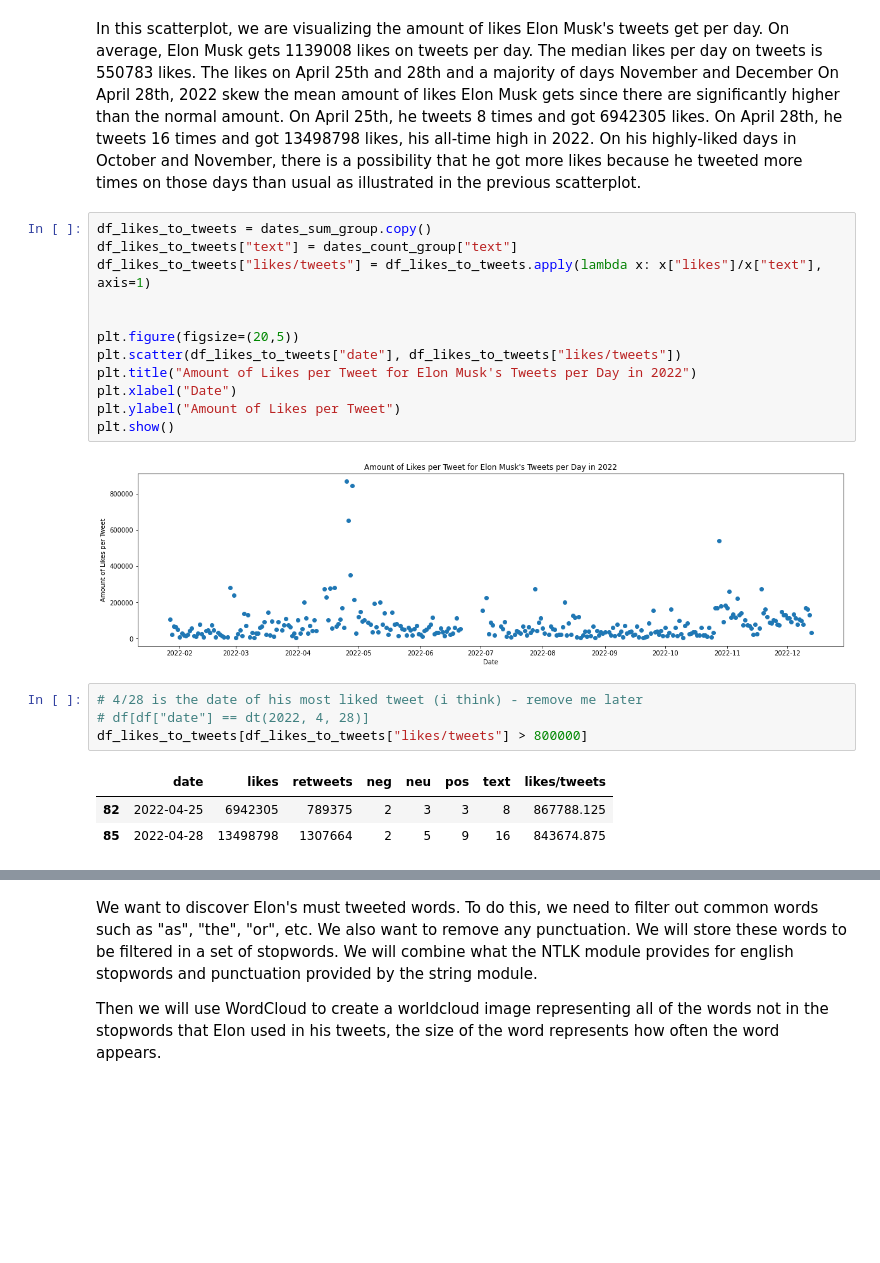
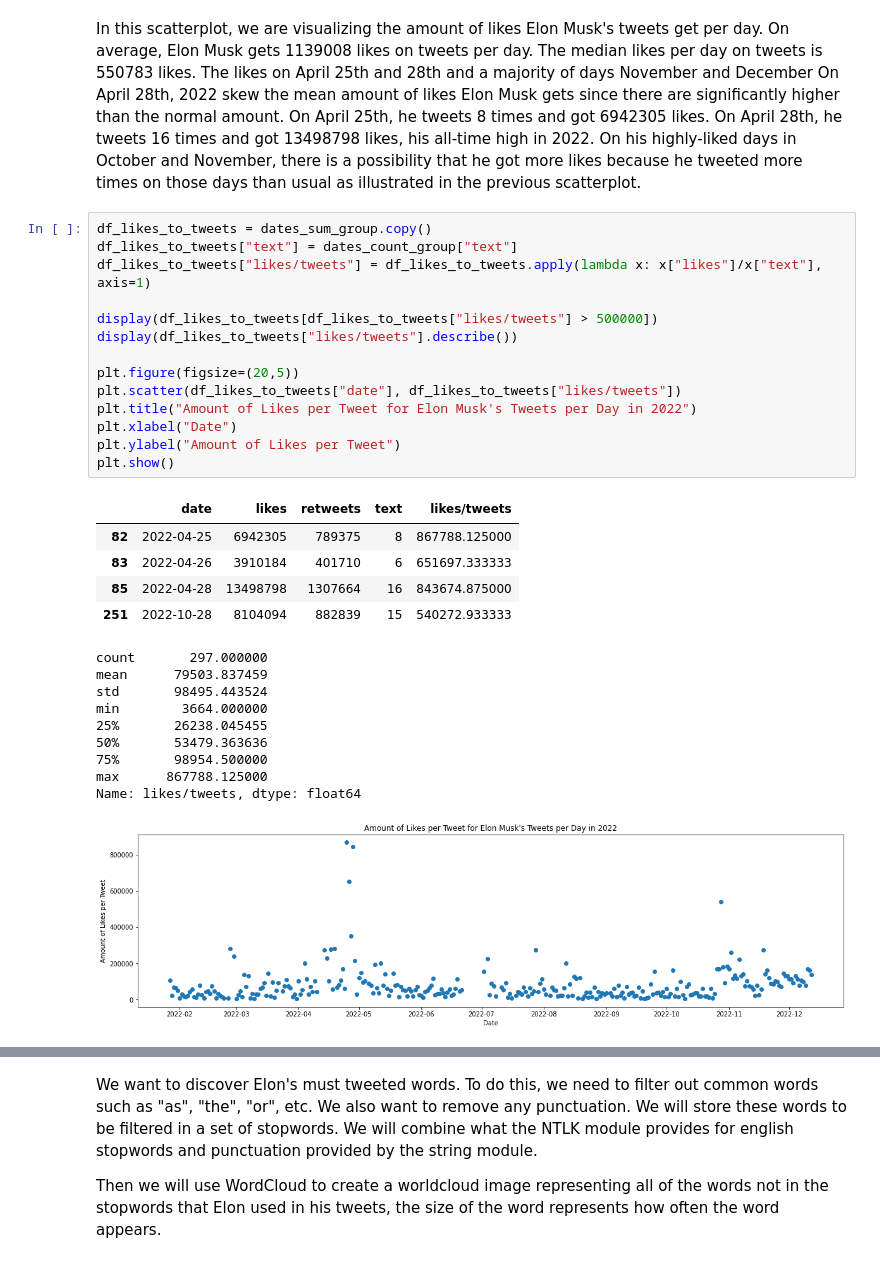
Before and after one commit to mreeve29/mreeve29.github.io, a Jupyter notebook: Elon_Tweets_Project.ipynb, the cells around one changed output, grey strips where cells are left out. Drawn from its saved outputs; the diff is of its cells as text; blank space fills up the shorter version.

```diff
--- a/Elon_Tweets_Project.ipynb
+++ b/Elon_Tweets_Project.ipynb
@@ -376,22 +376,30 @@ In this scatterplot, we are visualizing the amount of likes Elon Musk's tweets g
 # %%
 df_likes_to_tweets = dates_sum_group.copy()
 df_likes_to_tweets["text"] = dates_count_group["text"]
 df_likes_to_tweets["likes/tweets"] = df_likes_to_tweets.apply(lambda x: x["likes"]/x["text"], axis=1)
 
+display(df_likes_to_tweets[df_likes_to_tweets["likes/tweets"] > 500000])
+display(df_likes_to_tweets["likes/tweets"].describe())
 
 plt.figure(figsize=(20,5))
 plt.scatter(df_likes_to_tweets["date"], df_likes_to_tweets["likes/tweets"])
 plt.title("Amount of Likes per Tweet for Elon Musk's Tweets per Day in 2022")
 plt.xlabel("Date")
 plt.ylabel("Amount of Likes per Tweet")
 plt.show()
 # %% [output]
+|  | date | likes | retweets | text | likes/tweets |
+| 82 | 2022-04-25 | 6942305 | 789375 | 8 | 867788.125000 |
+| 83 | 2022-04-26 | 3910184 | 401710 | 6 | 651697.333333 |
+| 85 | 2022-04-28 | 13498798 | 1307664 | 16 | 843674.875000 |
+| 251 | 2022-10-28 | 8104094 | 882839 | 15 | 540272.933333 |
+count       297.000000
+mean      79503.837459
+std       98495.443524
+min        3664.000000
+25%       26238.045455
+50%       53479.363636
+75%       98954.500000
+max      867788.125000
+Name: likes/tweets, dtype: float64
 [figure]
-# %%
-# 4/28 is the date of his most liked tweet (i think) - remove me later
-# df[df["date"] == dt(2022, 4, 28)]
-df_likes_to_tweets[df_likes_to_tweets["likes/tweets"] > 800000]
-# %% [output]
-|  | date | likes | retweets | neg | neu | pos | text | likes/tweets |
-| 82 | 2022-04-25 | 6942305 | 789375 | 2 | 3 | 3 | 8 | 867788.125 |
-| 85 | 2022-04-28 | 13498798 | 1307664 | 2 | 5 | 9 | 16 | 843674.875 |
```
Also changed, not shown: parts of 24 cells of this notebook.
